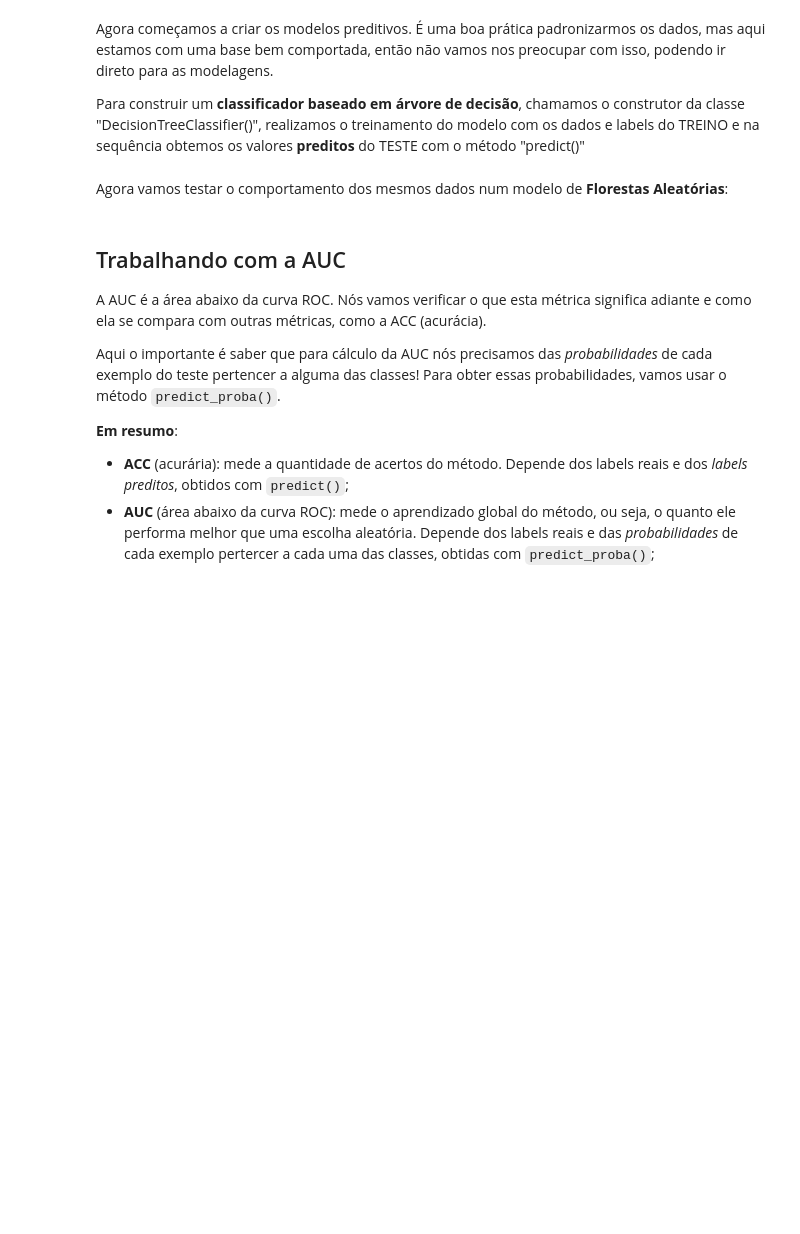
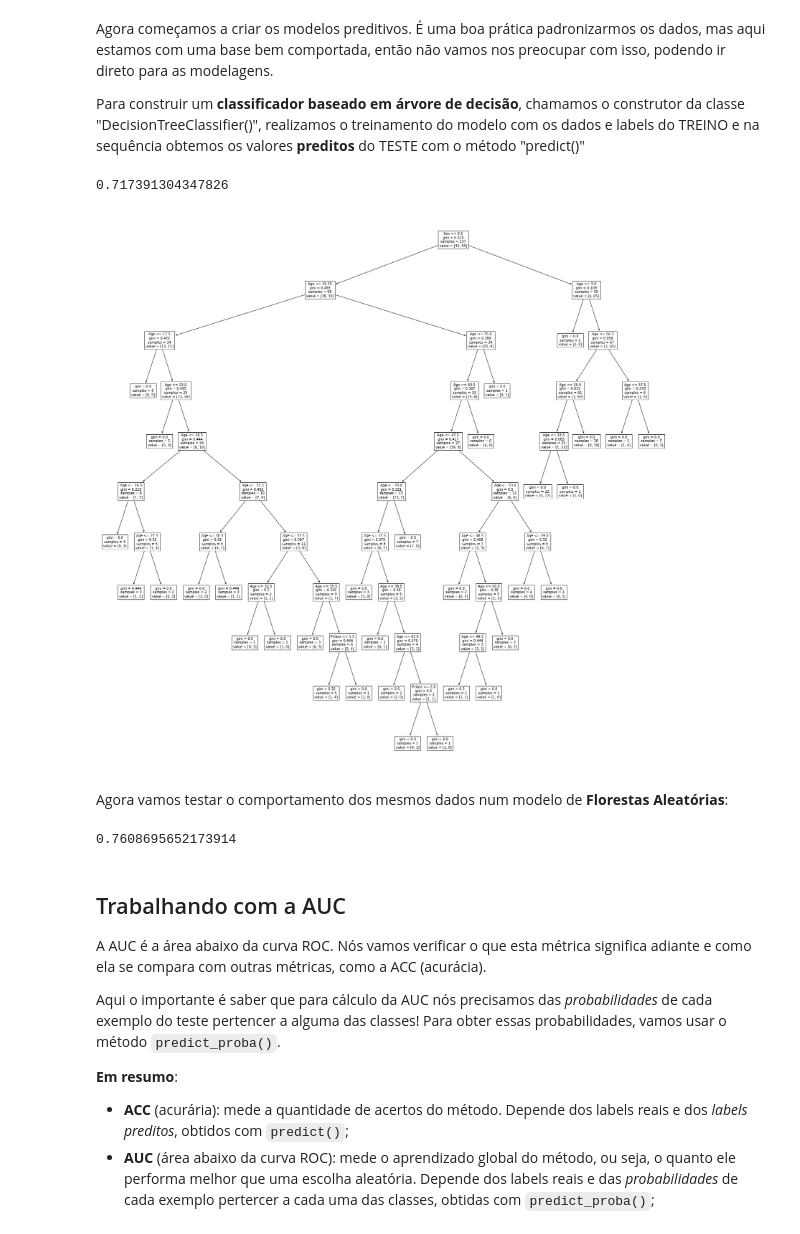
Before and after one commit to KndHvH/367, a Jupyter notebook: FIAP/RedesNeurais/ArvoreDecisoes/Aula05_ArvoresDecisao ---AULA2022.ipynb, the cells around one changed output. Saved outputs shown, nothing was run; the diff lists cells and outputs as text; code cells hidden in the pictures; blank space fills up the shorter version.

```diff
--- a/FIAP/RedesNeurais/ArvoreDecisoes/Aula05_ArvoresDecisao ---AULA2022.ipynb
+++ b/FIAP/RedesNeurais/ArvoreDecisoes/Aula05_ArvoresDecisao ---AULA2022.ipynb
@@ -61,3 +117,5 @@ def sexo(x):
+# %%
+df = df [ ["Survived","Age","Pclass","Sex"] ]
 # %% [markdown]
 ### Machine learning (criação dos modelos)
 Principais passos:
@@ -65,6 +123,9 @@ Principais passos:
 - escolher qual modelo (algoritmo) utilizar
 - criar o modelo em si (treino)
 - avaliar o "poder preditivo" do método
+# %%
+X = df.drop(columns=["Survived"])
+y = df["Survived"]
 # %% [markdown]
 Aqui fazemos a separação entre TREINO e TESTE, efetivamente. Estamos pedindo uma divisão entre 25% dos dados para o TESTE e os outros 75% para o TREINO. Aqui existe uma separação aleatória entre os dados, cuja semente do gerador aleatório é o número 42. Os dados estão no datatrame **X** e os labels no dataframe **y**.
 
@@ -73,3 +134,7 @@ Os resultados serão:
 - X_test = os dados do TESTE
 - y_train = os labels do TREINO
 - y_test = os labels do TESTE
+# %%
+X_train, X_test, y_train, y_test = train_test_split(X, y,
+                                                    test_size=0.25,
+                                                    random_state=42)
@@ -82,2 +149,7 @@ Para construir um **classificador baseado em árvore de decisão**, chamamos o c
+# %%
+# Arvore
+tree = DecisionTreeClassifier()
+tree.fit(X_train,y_train)
+y_pred_label = tree.predict(X_test)
 # %%
 # Quais são as classes?
@@ -86,6 +160,14 @@ Para construir um **classificador baseado em árvore de decisão**, chamamos o c
 # %%
 # Qual a taxa de acerto?
+accuracy_score(y_test,y_pred_label)
+# %% [output]
+0.717391304347826
 # %%
 # Podemos visualizar a árvore criada?
+plt.figure(figsize=(30,30))
+plot_tree(tree, fontsize=10,feature_names = X_train.columns)
+plt.show()
+# %% [output]
+[figure, added]
 # %% [markdown]
 Agora vamos testar o comportamento dos mesmos dados num modelo de **Florestas Aleatórias**:
@@ -92,3 +178,7 @@ Agora vamos testar o comportamento dos mesmos dados num modelo de **Florestas Al
+# %%
+accuracy_score(y_test, y_pred_label_floresta)
+# %% [output]
+0.7608695652173914
 # %% [markdown]
 ## Trabalhando com a AUC
 
```
Also changed, not shown: parts of 19 cells of this notebook.
